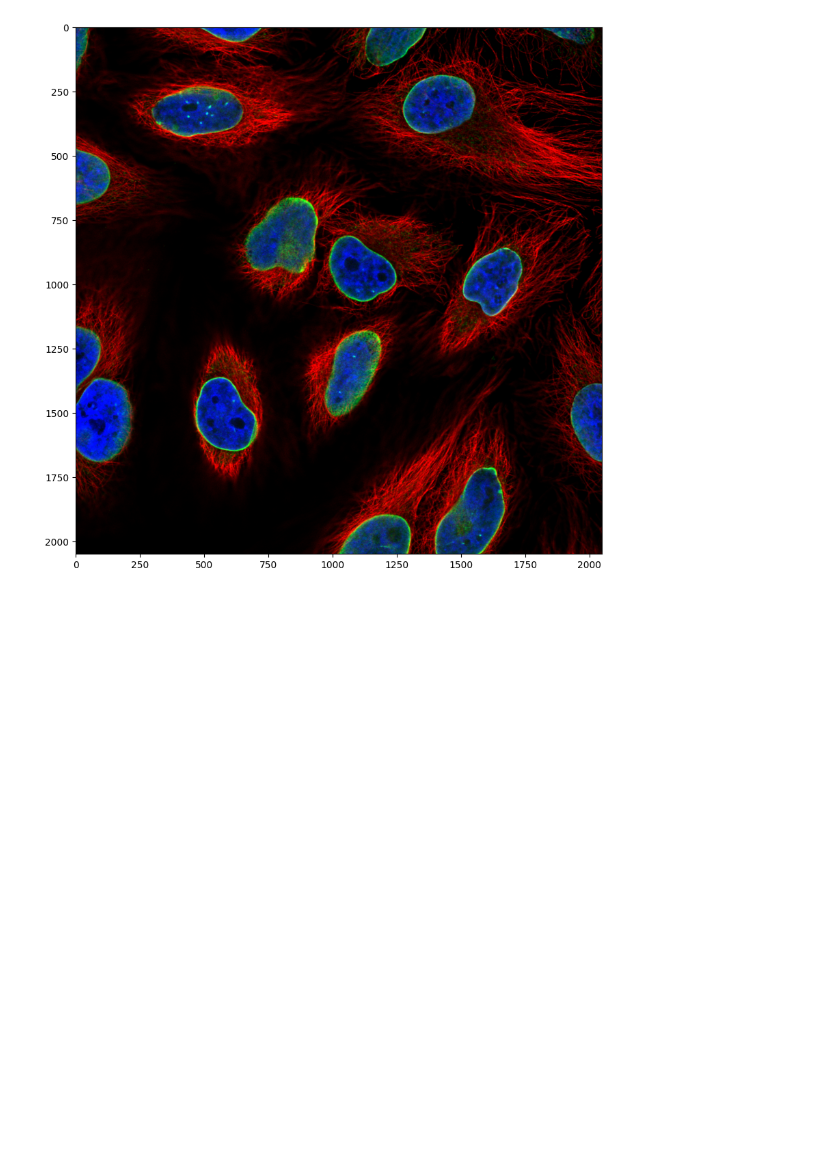
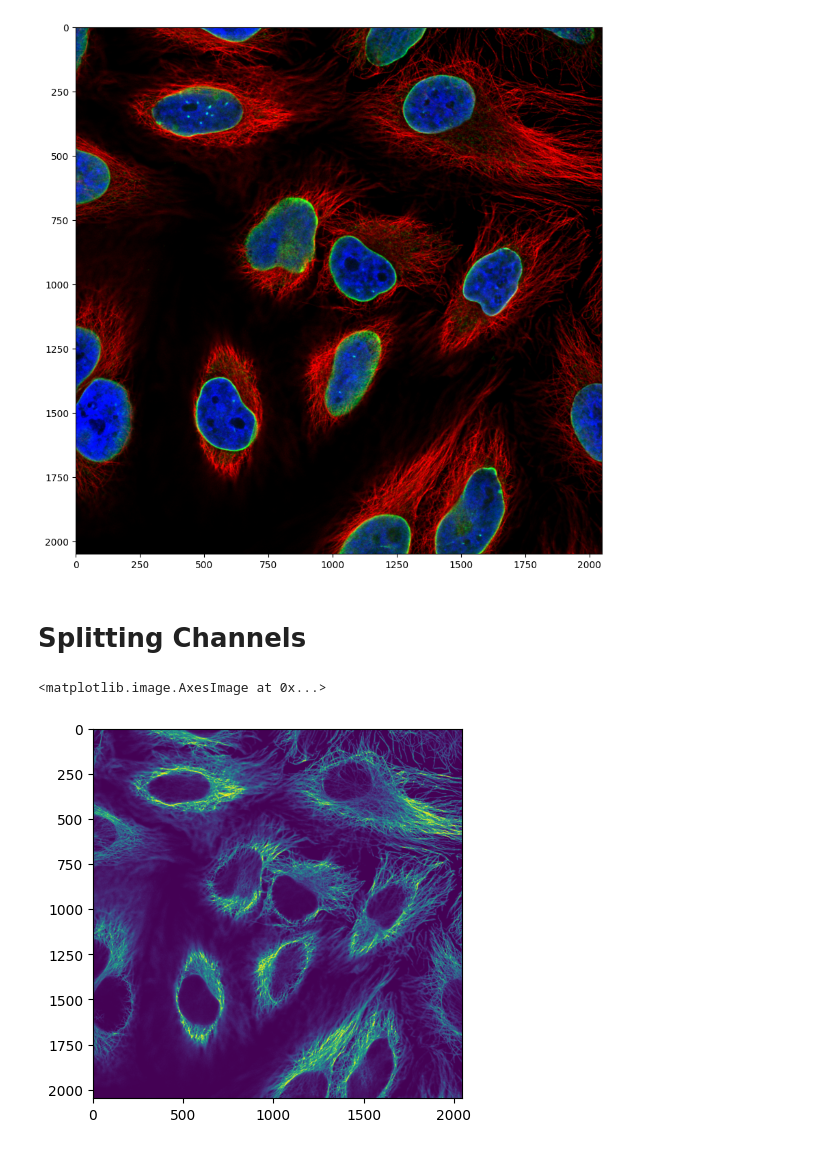
Before and after one commit to Nishitha0730/Computer-Vision, a Jupyter notebook: Images_as_Array.ipynb, the cells around one changed output. Cells and saved outputs as stored; diff of their text form; code cells hidden in the pictures; blank space fills up the shorter version.

Commit message:
RGB image split into 3 channel

```diff
--- a/Images_as_Array.ipynb
+++ b/Images_as_Array.ipynb
@@ -213,3 +213,11 @@ ax.imshow(image_rgb)
 # %% [output]
 <matplotlib.image.AxesImage at 0x...>
 [figure]
+# %% [markdown]
+# Splitting Channels
+# %%
+image_rgb_channel_1 = image_rgb[:,:,0]
+plt.imshow(image_rgb_channel_1)
+# %% [output]
+<matplotlib.image.AxesImage at 0x...>
+[figure, added]
```
Also changed, not shown: parts of 2 cells of this notebook.
